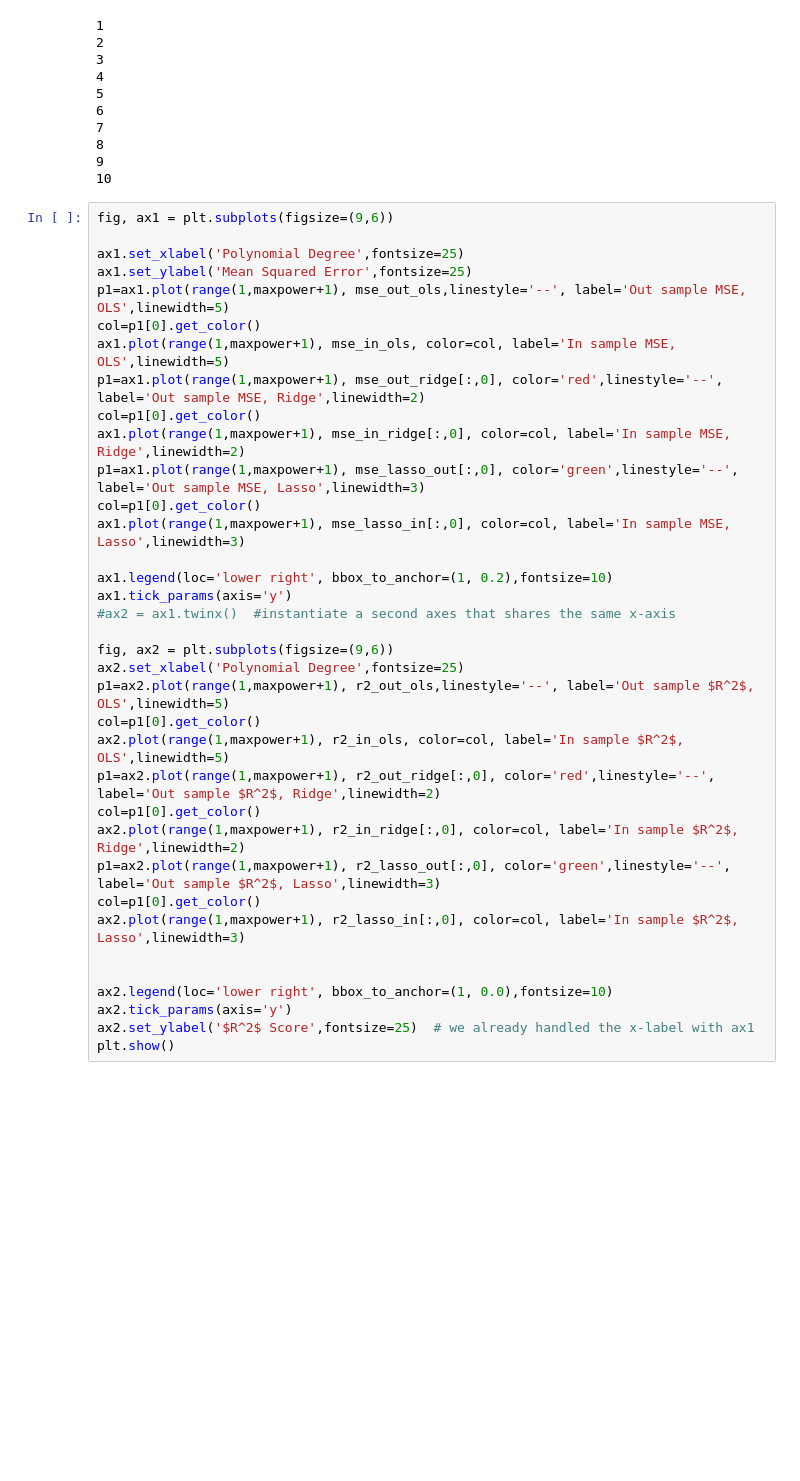
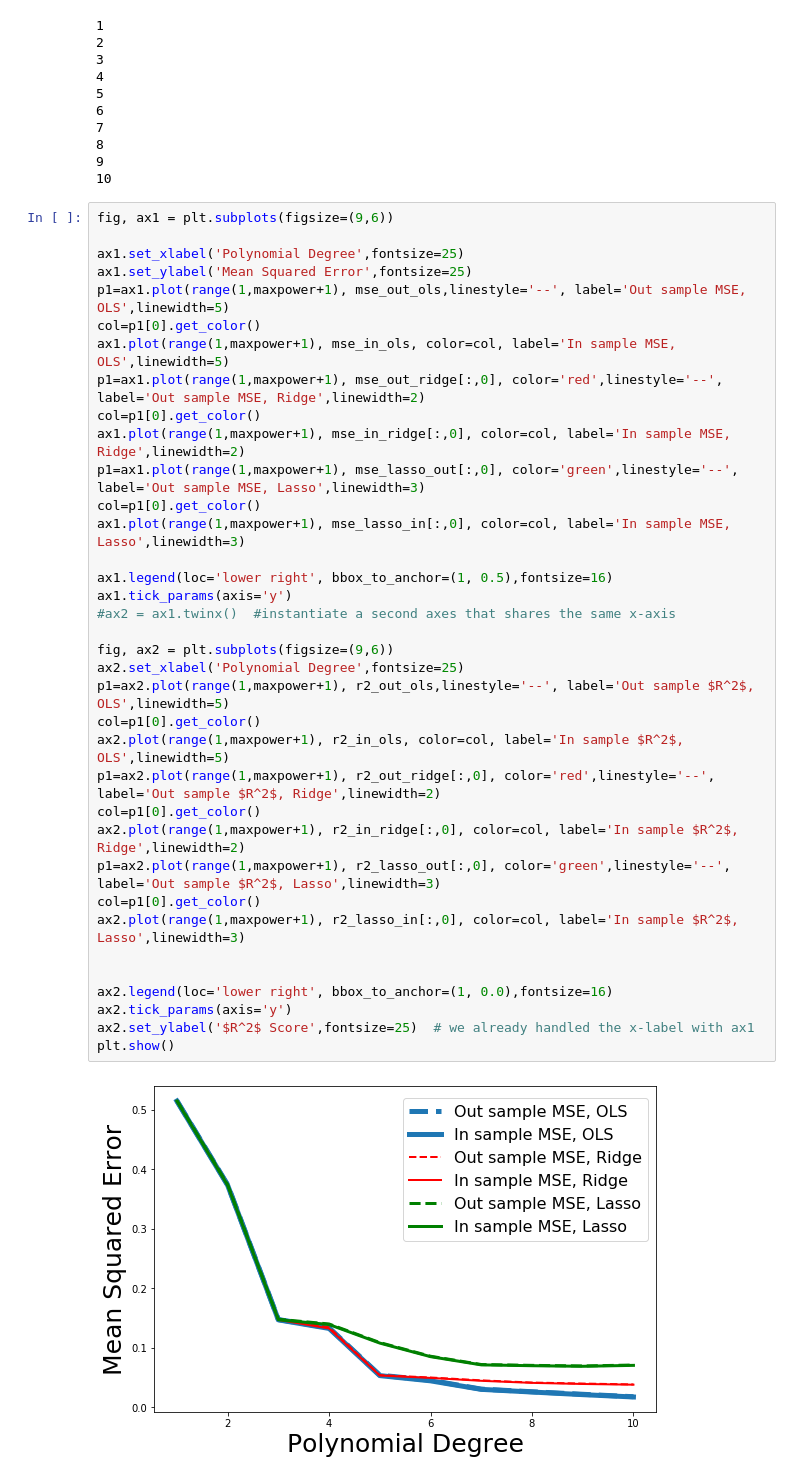
Before and after one commit to VemundST/Project1, a Jupyter notebook: main.ipynb, the cells around one changed output. Drawn from its saved outputs; the diff is of its cells as text; blank space fills up the shorter version.

```diff
--- a/main.ipynb
+++ b/main.ipynb
@@ -1664,32 +1664,34 @@ ax1.set_xlabel('Polynomial Degree',fontsize=25)
 ax1.set_ylabel('Mean Squared Error',fontsize=25)
 p1=ax1.plot(range(1,maxpower+1), mse_out_ols,linestyle='--', label='Out sample MSE, OLS',linewidth=5)
 col=p1[0].get_color()
 ax1.plot(range(1,maxpower+1), mse_in_ols, color=col, label='In sample MSE, OLS',linewidth=5)
 p1=ax1.plot(range(1,maxpower+1), mse_out_ridge[:,0], color='red',linestyle='--', label='Out sample MSE, Ridge',linewidth=2)
 col=p1[0].get_color()
 ax1.plot(range(1,maxpower+1), mse_in_ridge[:,0], color=col, label='In sample MSE, Ridge',linewidth=2)
 p1=ax1.plot(range(1,maxpower+1), mse_lasso_out[:,0], color='green',linestyle='--', label='Out sample MSE, Lasso',linewidth=3)
 col=p1[0].get_color()
 ax1.plot(range(1,maxpower+1), mse_lasso_in[:,0], color=col, label='In sample MSE, Lasso',linewidth=3)
 
-ax1.legend(loc='lower right', bbox_to_anchor=(1, 0.2),fontsize=10)
+ax1.legend(loc='lower right', bbox_to_anchor=(1, 0.5),fontsize=16)
 ax1.tick_params(axis='y')
 #ax2 = ax1.twinx()  #instantiate a second axes that shares the same x-axis
 
 fig, ax2 = plt.subplots(figsize=(9,6))
 ax2.set_xlabel('Polynomial Degree',fontsize=25)
 p1=ax2.plot(range(1,maxpower+1), r2_out_ols,linestyle='--', label='Out sample $R^2$, OLS',linewidth=5)
 col=p1[0].get_color()
 ax2.plot(range(1,maxpower+1), r2_in_ols, color=col, label='In sample $R^2$, OLS',linewidth=5)
 p1=ax2.plot(range(1,maxpower+1), r2_out_ridge[:,0], color='red',linestyle='--', label='Out sample $R^2$, Ridge',linewidth=2)
 col=p1[0].get_color()
 ax2.plot(range(1,maxpower+1), r2_in_ridge[:,0], color=col, label='In sample $R^2$, Ridge',linewidth=2)
 p1=ax2.plot(range(1,maxpower+1), r2_lasso_out[:,0], color='green',linestyle='--', label='Out sample $R^2$, Lasso',linewidth=3)
 col=p1[0].get_color()
 ax2.plot(range(1,maxpower+1), r2_lasso_in[:,0], color=col, label='In sample $R^2$, Lasso',linewidth=3)
 
 
-ax2.legend(loc='lower right', bbox_to_anchor=(1, 0.0),fontsize=10)
+ax2.legend(loc='lower right', bbox_to_anchor=(1, 0.0),fontsize=16)
 ax2.tick_params(axis='y')
 ax2.set_ylabel('$R^2$ Score',fontsize=25)  # we already handled the x-label with ax1
 plt.show()
+# %% [output]
+[figure, added]
```
Also changed, not shown: parts of 2 cells of this notebook, 4 other files.
